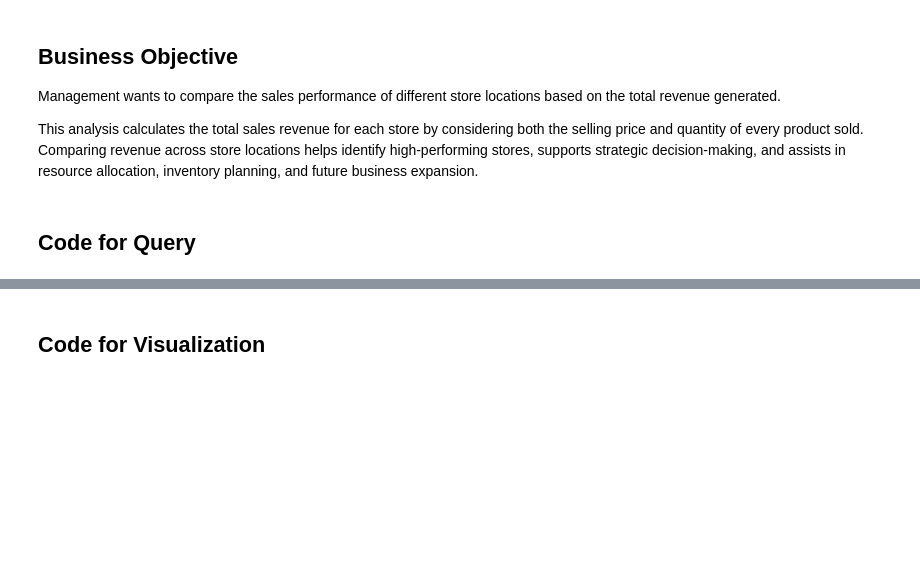
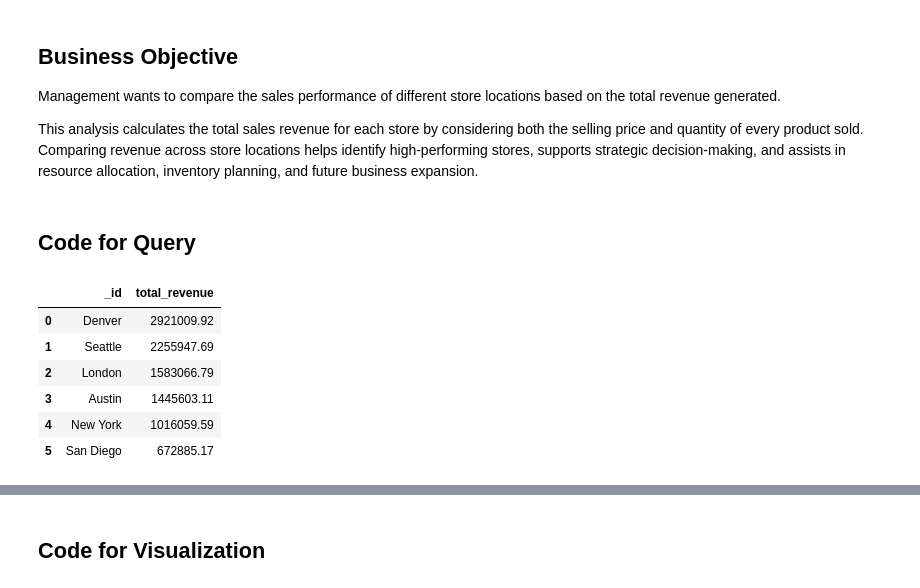
Before and after one commit to thanuja-reddi/MongoDB_EDA_Case_Study, a Jupyter notebook: notebooks/homework_casestudy_questions.ipynb, the cells around one changed output, grey strips where cells are left out. Drawn from its saved outputs; the diff is of its cells as text; code cells hidden in the pictures; blank space fills up the shorter version.

```diff
--- a/notebooks/homework_casestudy_questions.ipynb
+++ b/notebooks/homework_casestudy_questions.ipynb
@@ -859,3 +859,41 @@ Management wants to compare the sales performance of different store locations b
 This analysis calculates the total sales revenue for each store by considering both the selling price and quantity of every product sold. Comparing revenue across store locations helps identify high-performing stores, supports strategic decision-making, and assists in resource allocation, inventory planning, and future business expansion.
 # %% [markdown]
 ## Code for Query
+# %%
+pipeline = [
+    {
+        "$unwind": "$items"
+    },
+    {
+        "$group": {
+            "_id": "$storeLocation",
+            "total_revenue": {
+                "$sum": {
+                    "$multiply": [
+                        "$items.quantity",
+                        "$items.price"
+                    ]
+                }
+            }
+        }
+    },
+    {
+        "$sort": {
+            "total_revenue": -1
+        }
+    }
+]
+
+result = list(sales.aggregate(pipeline))
+
+store_revenue = pd.DataFrame(result)
+
+store_revenue
+# %% [output]
+|  | _id | total_revenue |
+| 0 | Denver | 2921009.92 |
+| 1 | Seattle | 2255947.69 |
+| 2 | London | 1583066.79 |
+| 3 | Austin | 1445603.11 |
+| 4 | New York | 1016059.59 |
+| 5 | San Diego | 672885.17 |
```
Also changed, not shown: parts of 4 cells of this notebook.
